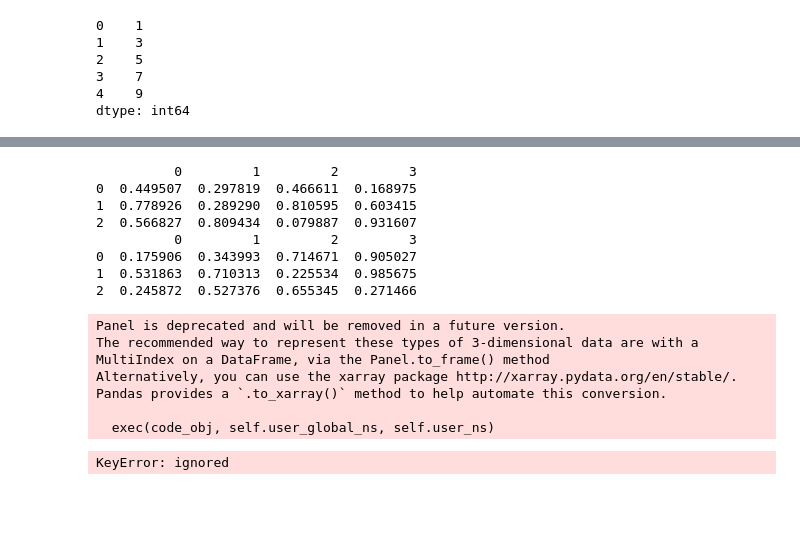
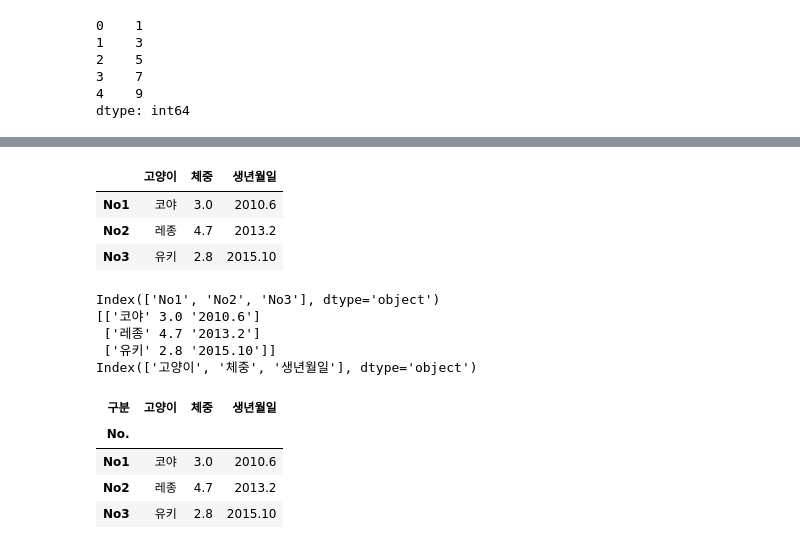
Before and after one commit to swhacademy/tensorflow-guide, a Jupyter notebook: 0_3_Pandas.ipynb, the cells around one changed output, grey strips where cells are left out. Saved outputs shown, nothing was run; the diff lists cells and outputs as text; code cells hidden in the pictures; blank space fills up the shorter version.

```diff
--- a/0_3_Pandas.ipynb
+++ b/0_3_Pandas.ipynb
@@ -55,24 +203,31 @@ df
-# %%
-import numpy as np
-import pandas as pd
-
-x = np.random.rand(2, 3, 4) # 2 x 3 x 4 행렬
-a = pd.Panel(x)
-print(a[0])
-print(a[1])
-# %% [output]
-          0         1         2         3
-0  0.449507  0.297819  0.466611  0.168975
-1  0.778926  0.289290  0.810595  0.603415
-2  0.566827  0.809434  0.079887  0.931607
-          0         1         2         3
-0  0.175906  0.343993  0.714671  0.905027
-1  0.531863  0.710313  0.225534  0.985675
-2  0.245872  0.527376  0.655345  0.271466
-Panel is deprecated and will be removed in a future version.
-The recommended way to represent these types of 3-dimensional data are with a MultiIndex on a DataFrame, via the Panel.to_frame() method
-Alternatively, you can use the xarray package http://xarray.pydata.org/en/stable/.
-Pandas provides a `.to_xarray()` method to help automate this conversion.
-
-  exec(code_obj, self.user_global_ns, self.user_ns)
-KeyError: ignored
+# %%
+columns = ["고양이", "체중", "생년월일"]
+index = ["No1", "No2", "No3"]
+df = pd.DataFrame(data, index=index, columns=columns) # data의 키 값이 columns이므로 columns는 생략 가능
+df
+# %% [output]
+|  | 고양이 | 체중 | 생년월일 |
+| No1 | 코야 | 3.0 | 2010.6 |
+| No2 | 레종 | 4.7 | 2013.2 |
+| No3 | 유키 | 2.8 | 2015.10 |
+# %%
+# 속성으로 인덱스와 값에 접근가능
+print(df.index)
+print(df.values)
+print(df.columns)
+# %% [output]
+Index(['No1', 'No2', 'No3'], dtype='object')
+[['코야' 3.0 '2010.6']
+ ['레종' 4.7 '2013.2']
+ ['유키' 2.8 '2015.10']]
+Index(['고양이', '체중', '생년월일'], dtype='object')
+# %%
+df.index.name = 'No.'
+df.columns.name = '구분'
+df
+# %% [output]
+| 구분 | 고양이 | 체중 | 생년월일 |
+| No. |  |  |  |
+| No1 | 코야 | 3.0 | 2010.6 |
+| No2 | 레종 | 4.7 | 2013.2 |
+| No3 | 유키 | 2.8 | 2015.10 |
```
Also changed, not shown: parts of 41 cells of this notebook.
